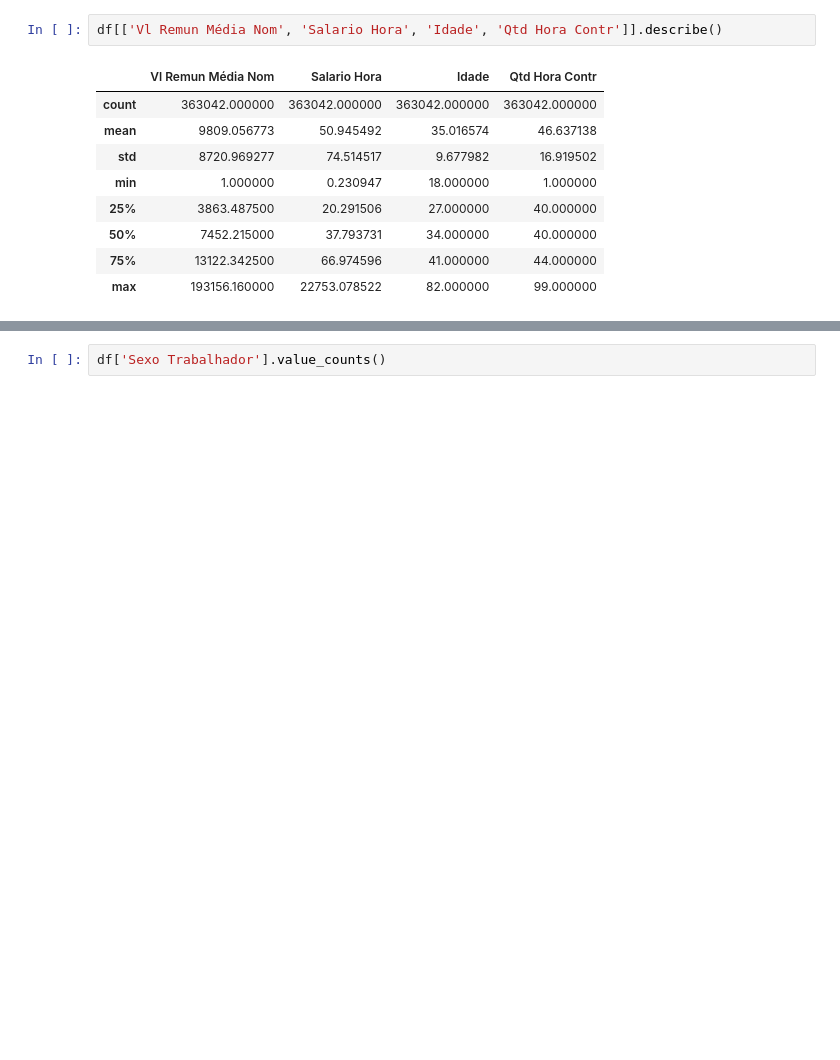
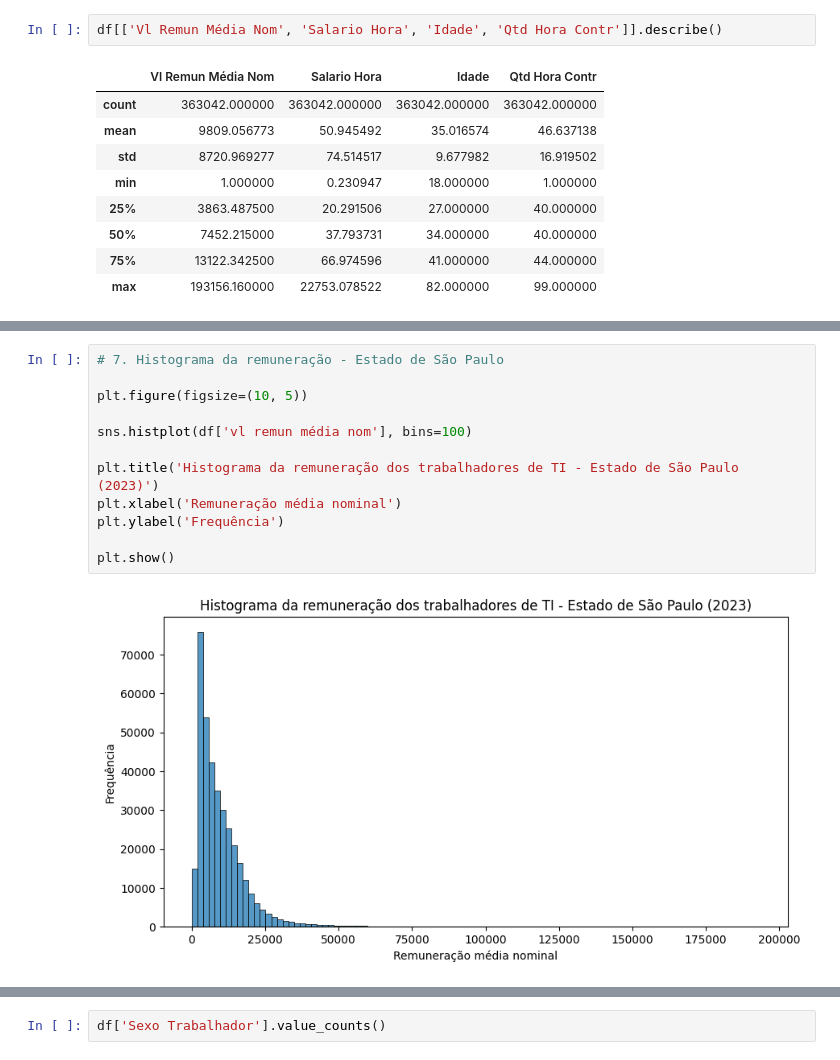
Before and after one commit to ricardo-gmarques/estagio, a Jupyter notebook: scratchpad.ipynb, the cells around one changed output, grey strips where cells are left out. Saved outputs shown, nothing was run; the diff lists cells and outputs as text; blank space fills up the shorter version.

```diff
--- a/scratchpad.ipynb
+++ b/scratchpad.ipynb
@@ -174,0 +189,14 @@ plt.show()
+# %%
+# 7. Histograma da remuneração - Estado de São Paulo
+
+plt.figure(figsize=(10, 5))
+
+sns.histplot(df['vl remun média nom'], bins=100)
+
+plt.title('Histograma da remuneração dos trabalhadores de TI - Estado de São Paulo (2023)')
+plt.xlabel('Remuneração média nominal')
+plt.ylabel('Frequência')
+
+plt.show()
+# %% [output]
+[figure, added]
```
Also changed, not shown: parts of 26 cells of this notebook.
